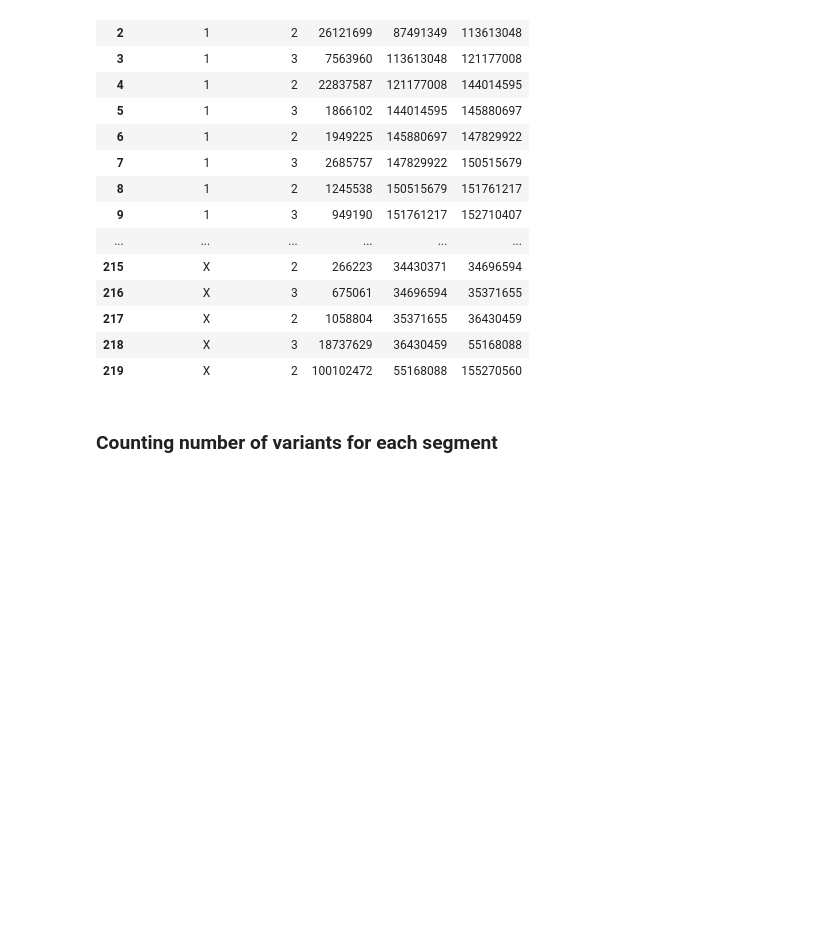
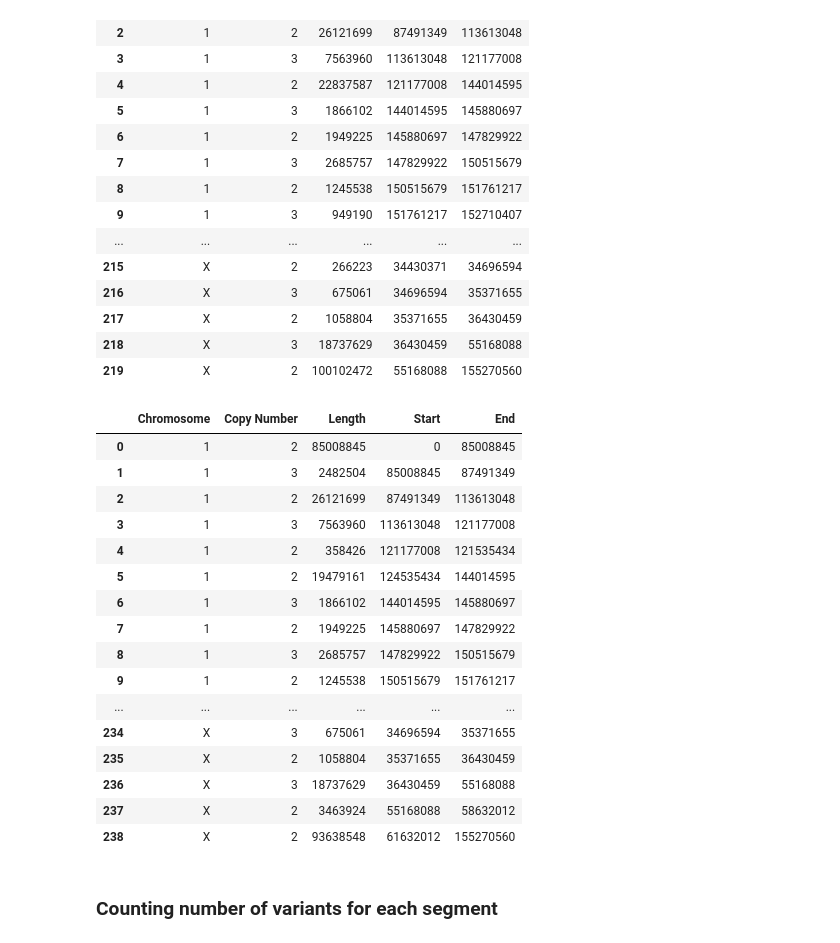
Before and after one commit to martinbudinsky3/BP-tumor-classifier, a Jupyter notebook: lst.ipynb, the cells around one changed output. Cells and saved outputs as stored; diff of their text form; code cells hidden in the pictures; blank space fills up the shorter version.

Commit message:
excluding centromere regions

```diff
--- a/lst.ipynb
+++ b/lst.ipynb
@@ -93,3 +94,9 @@ lengths
 | 22 | 51304566 |
 | X | 155270560 |
 | Y | 59373566 |
+# %%
+centromeres = pd.read_csv('datasets/centromeres.txt', sep='\t')
+
+centromeres = process_centromeres_data(centromeres)
+
+centromeres
@@ -257,2 +286,49 @@ filled_data
+# %%
+# TODO refactoring - get dataframe made by segments of current chromosome and then work with it
+def remove_centromeres(data):
+    for _chr in chromosome_names_female:
+        centromere_start = centromeres.loc[centromeres['Chromosome'] == _chr, 'Start'].iloc[0]
+        centromere_end = centromeres.loc[centromeres['Chromosome'] == _chr, 'End'].iloc[0]
+
+        # drop segments that start and end in centromere
+        data = data.drop(data[(data['Chromosome'] == _chr) & (data['Start'] >= centromere_start) & (data['End'] <= centromere_end)].index)
+
+        # cut segment that overlaps centromere
+        row_df = data.loc[(data['Chromosome'] == _chr) & (data['Start'] < centromere_start) & (data['End'] > centromere_end)]
+        if not row_df.empty:
+            row = row_df.iloc[0]
+            data.loc[row.name, 'End'] = centromere_start
+            data.loc[row.name, 'Length'] = centromere_start - row['Start']
+            data = insert_row(data, _chr, row['Copy Number'], row['End'] - centromere_end, centromere_end, row['End'], row.name + 1)
+
+        # cut segment that ends in centromere
+        data.loc[(data['Chromosome'] == _chr) & (data['End'] >= centromere_start) & (data['End'] <= centromere_end), 'End'] = centromere_start
+
+        # cut segment that starts in centromere
+        data.loc[(data['Chromosome'] == _chr) & (data['Start'] >= centromere_start) & (data['Start'] <= centromere_end), 'Start'] = centromere_end
+
+    return data
+# %%
+data_without_centromeres = remove_centromeres(filled_data)
+
+data_without_centromeres
+# %% [output]
+|  | Chromosome | Copy Number | Length | Start | End |
+| 0 | 1 | 2 | 85008845 | 0 | 85008845 |
+| 1 | 1 | 3 | 2482504 | 85008845 | 87491349 |
+| 2 | 1 | 2 | 26121699 | 87491349 | 113613048 |
+| 3 | 1 | 3 | 7563960 | 113613048 | 121177008 |
+| 4 | 1 | 2 | 358426 | 121177008 | 121535434 |
+| 5 | 1 | 2 | 19479161 | 124535434 | 144014595 |
+| 6 | 1 | 3 | 1866102 | 144014595 | 145880697 |
+| 7 | 1 | 2 | 1949225 | 145880697 | 147829922 |
+| 8 | 1 | 3 | 2685757 | 147829922 | 150515679 |
+| 9 | 1 | 2 | 1245538 | 150515679 | 151761217 |
+| ... | ... | ... | ... | ... | ... |
+| 234 | X | 3 | 675061 | 34696594 | 35371655 |
+| 235 | X | 2 | 1058804 | 35371655 | 36430459 |
+| 236 | X | 3 | 18737629 | 36430459 | 55168088 |
+| 237 | X | 2 | 3463924 | 55168088 | 58632012 |
+| 238 | X | 2 | 93638548 | 61632012 | 155270560 |
 # %% [markdown]
 ### Counting number of variants for each segment
```
Also changed, not shown: parts of 23 cells of this notebook, 2 other files.
